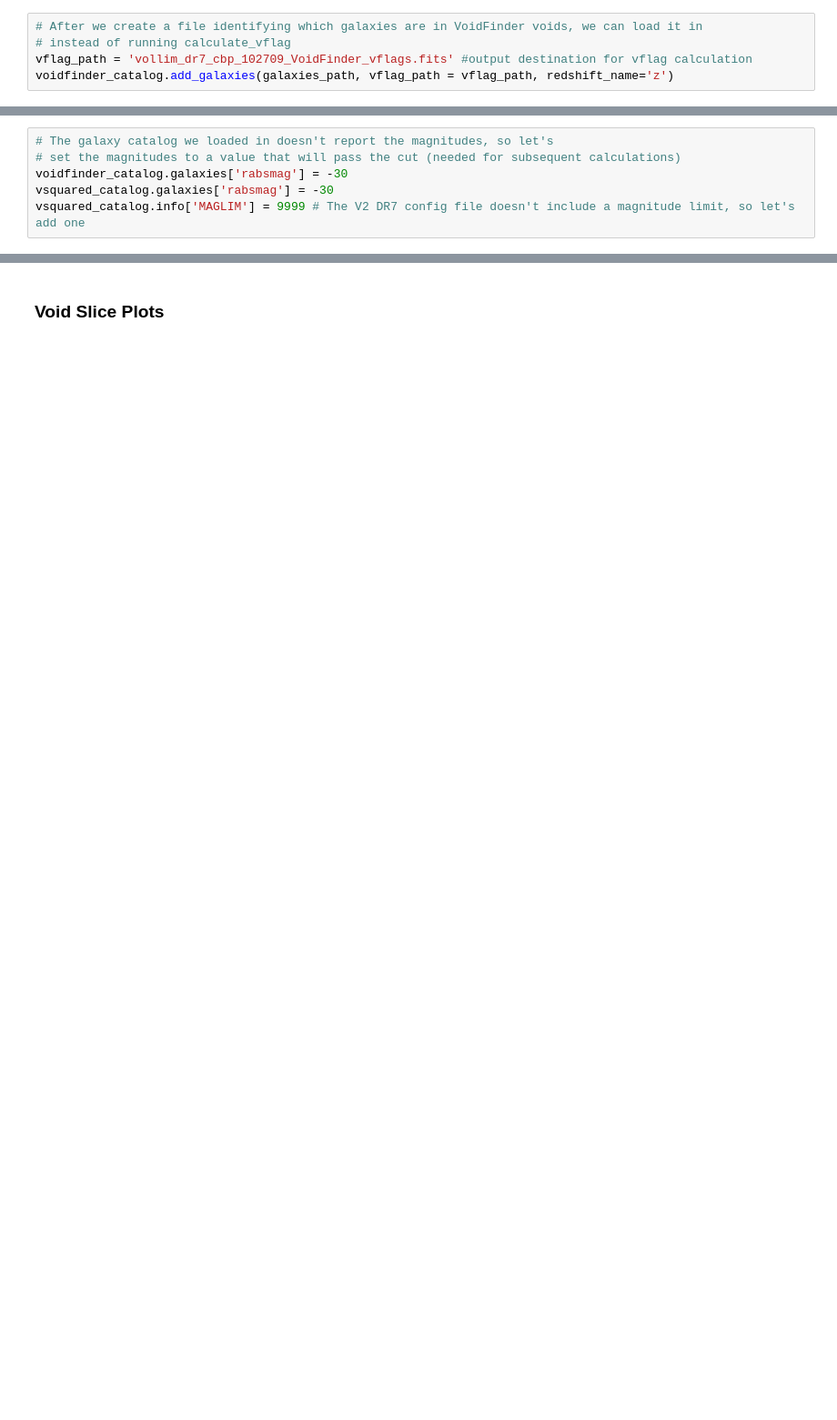
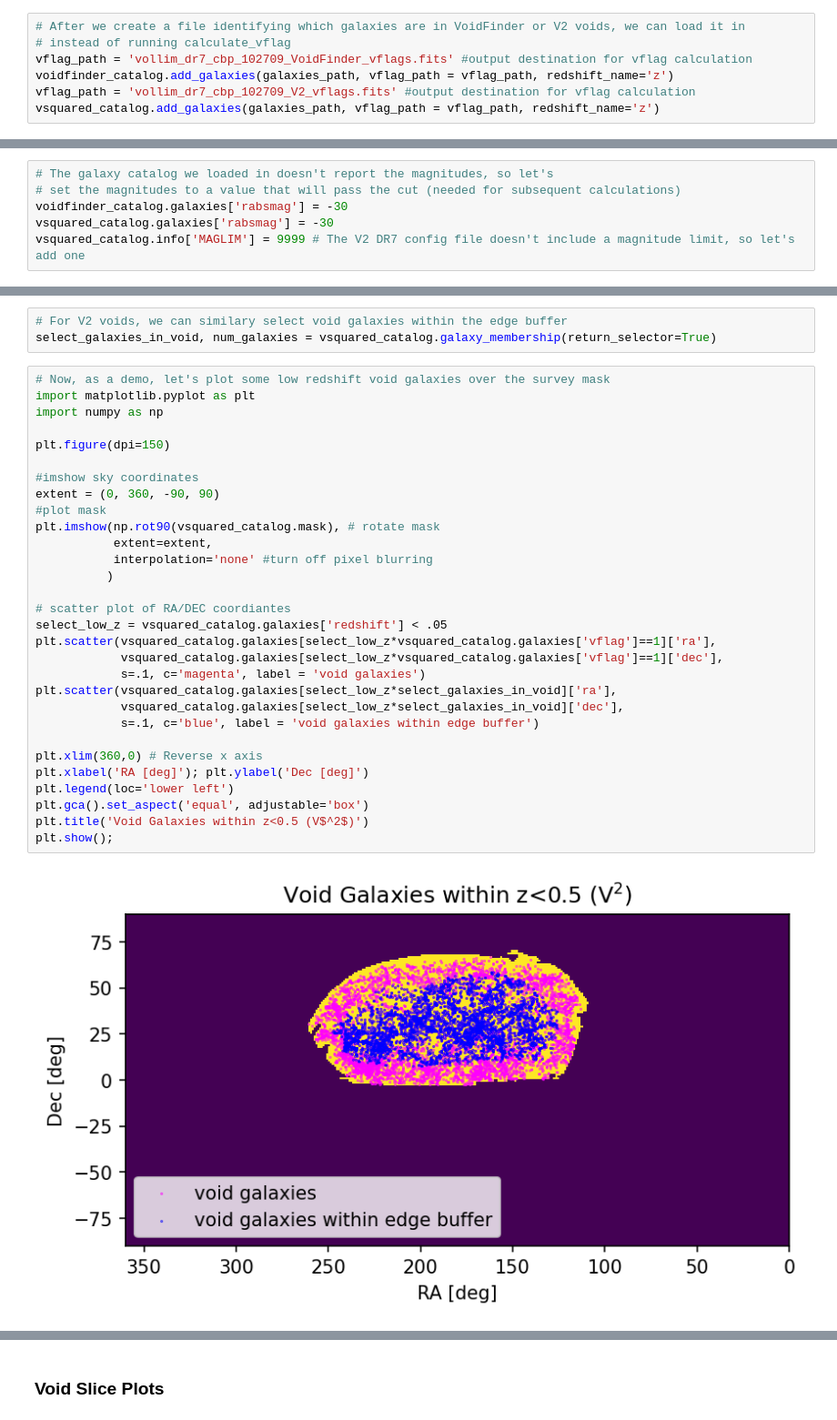
Before and after one commit to DESI-UR/VAST, a Jupyter notebook: example_scripts/void_analysis.ipynb, the cells around one changed output, grey strips where cells are left out. Shown at 91% size. Cells and saved outputs as stored; diff of their text form; blank space fills up the shorter version.

```diff
--- a/example_scripts/void_analysis.ipynb
+++ b/example_scripts/void_analysis.ipynb
@@ -130,8 +139,10 @@ voidfinder_catalog.calculate_r_eff() #effective void radii
 # %%
-# After we create a file identifying which galaxies are in VoidFinder voids, we can load it in
+# After we create a file identifying which galaxies are in VoidFinder or V2 voids, we can load it in
 # instead of running calculate_vflag
 vflag_path = 'vollim_dr7_cbp_102709_VoidFinder_vflags.fits' #output destination for vflag calculation
 voidfinder_catalog.add_galaxies(galaxies_path, vflag_path = vflag_path, redshift_name='z')
+vflag_path = 'vollim_dr7_cbp_102709_V2_vflags.fits' #output destination for vflag calculation
+vsquared_catalog.add_galaxies(galaxies_path, vflag_path = vflag_path, redshift_name='z')
 # %%
 # Print text highlighted in red
 redtext = lambda x: f"\x1b[31m{x}\x1b[0m"
@@ -220,0 +312,35 @@ WARNING: ensure that the calculated vflags match the currently loaded galaxy fil
+# %%
+# For V2 voids, we can similary select void galaxies within the edge buffer
+select_galaxies_in_void, num_galaxies = vsquared_catalog.galaxy_membership(return_selector=True)
+# %%
+# Now, as a demo, let's plot some low redshift void galaxies over the survey mask
+import matplotlib.pyplot as plt
+import numpy as np
+
+plt.figure(dpi=150)
+
+#imshow sky coordinates
+extent = (0, 360, -90, 90)
+#plot mask
+plt.imshow(np.rot90(vsquared_catalog.mask), # rotate mask
+           extent=extent,
+           interpolation='none' #turn off pixel blurring
+          )
+
+# scatter plot of RA/DEC coordiantes
+select_low_z = vsquared_catalog.galaxies['redshift'] < .05
+plt.scatter(vsquared_catalog.galaxies[select_low_z*vsquared_catalog.galaxies['vflag']==1]['ra'],
+            vsquared_catalog.galaxies[select_low_z*vsquared_catalog.galaxies['vflag']==1]['dec'],
+            s=.1, c='magenta', label = 'void galaxies')
+plt.scatter(vsquared_catalog.galaxies[select_low_z*select_galaxies_in_void]['ra'],
+            vsquared_catalog.galaxies[select_low_z*select_galaxies_in_void]['dec'],
+            s=.1, c='blue', label = 'void galaxies within edge buffer')
+
+plt.xlim(360,0) # Reverse x axis
+plt.xlabel('RA [deg]'); plt.ylabel('Dec [deg]')
+plt.legend(loc='lower left')
+plt.gca().set_aspect('equal', adjustable='box')
+plt.title('Void Galaxies within z<0.5 (V$^2$)')
+plt.show();
+# %% [output]
+[figure, added]
```
Also changed, not shown: parts of 25 cells of this notebook, 4 other files.
